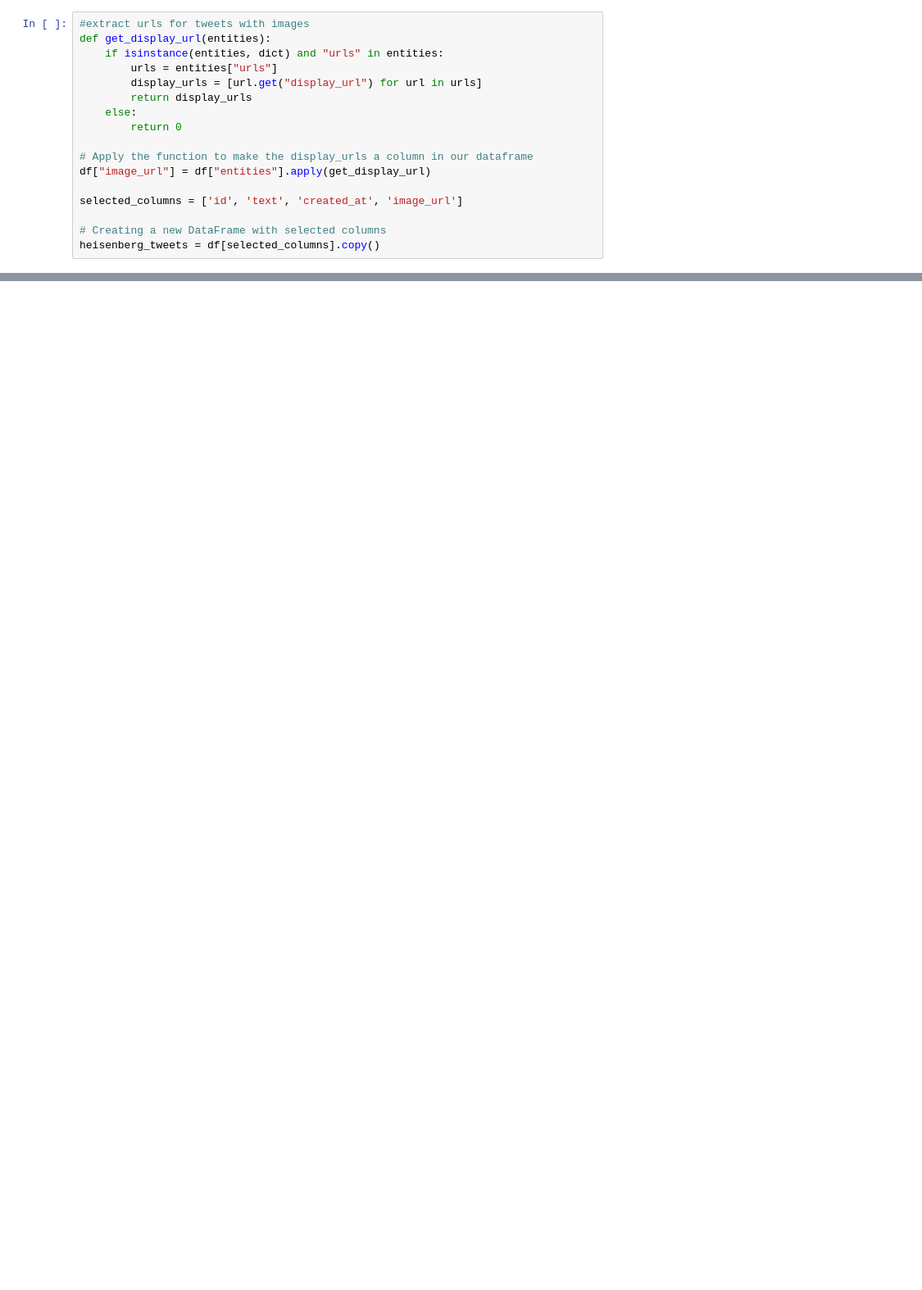
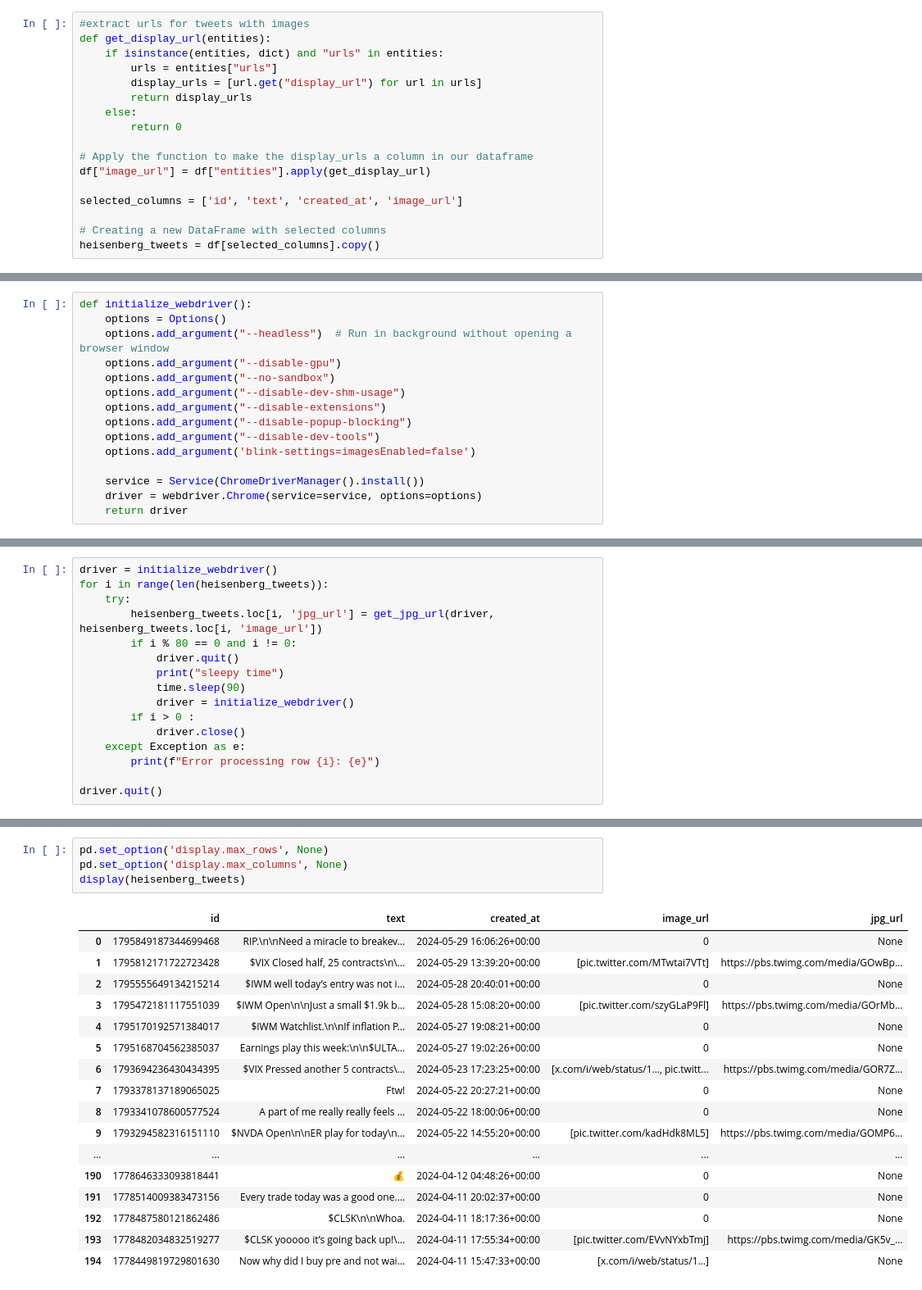
Before and after one commit to amoogat/Project_X, a Jupyter notebook: projectx-cleaned.ipynb, the cells around one changed output, grey strips where cells are left out. Shown: that part at 82% size. Saved outputs shown, nothing was run; the diff lists cells and outputs as text; blank space fills up the shorter version.

```diff
--- a/projectx-cleaned.ipynb
+++ b/projectx-cleaned.ipynb
@@ -239,0 +157,15 @@ img_src: https://pbs.twimg.com/media/GMrdM1YWgAAbNjb?format=jpg&name=small
+# %%
+def initialize_webdriver():
+    options = Options()
+    options.add_argument("--headless")  # Run in background without opening a browser window
+    options.add_argument("--disable-gpu")
+    options.add_argument("--no-sandbox")
+    options.add_argument("--disable-dev-shm-usage")
+    options.add_argument("--disable-extensions")
+    options.add_argument("--disable-popup-blocking")
+    options.add_argument("--disable-dev-tools")
+    options.add_argument('blink-settings=imagesEnabled=false')
+
+    service = Service(ChromeDriverManager().install())
+    driver = webdriver.Chrome(service=service, options=options)
+    return driver
@@ -239,0 +219,16 @@ img_src: https://pbs.twimg.com/media/GMrdM1YWgAAbNjb?format=jpg&name=small
+# %%
+driver = initialize_webdriver()
+for i in range(len(heisenberg_tweets)):
+    try:
+        heisenberg_tweets.loc[i, 'jpg_url'] = get_jpg_url(driver, heisenberg_tweets.loc[i, 'image_url'])
+        if i % 80 == 0 and i != 0:
+            driver.quit()
+            print("sleepy time")
+            time.sleep(90)
+            driver = initialize_webdriver()
+        if i > 0 :
+            driver.close()
+    except Exception as e:
+        print(f"Error processing row {i}: {e}")
+
+driver.quit()
@@ -240,3 +253,25 @@ img_src: https://pbs.twimg.com/media/GMrdM1YWgAAbNjb?format=jpg&name=small
+# %%
+pd.set_option('display.max_rows', None)
+pd.set_option('display.max_columns', None)
+display(heisenberg_tweets)
+# %% [output]
+|  | id | text | created_at | image_url | jpg_url |
+| 0 | 1795849187344699468 | RIP.\n\nNeed a miracle to breakev... | 2024-05-29 16:06:26+00:00 | 0 | None |
+| 1 | 1795812171722723428 | $VIX Closed half, 25 contracts\n\... | 2024-05-29 13:39:20+00:00 | [pic.twitter.com/MTwtai7VTt] | https://pbs.twimg.com/media/GOwBp... |
+| 2 | 1795555649134215214 | $IWM well today’s entry was not i... | 2024-05-28 20:40:01+00:00 | 0 | None |
+| 3 | 1795472181117551039 | $IWM Open\n\nJust a small $1.9k b... | 2024-05-28 15:08:20+00:00 | [pic.twitter.com/szyGLaP9Fl] | https://pbs.twimg.com/media/GOrMb... |
+| 4 | 1795170192571384017 | $IWM Watchlist.\n\nIf inflation P... | 2024-05-27 19:08:21+00:00 | 0 | None |
+| 5 | 1795168704562385037 | Earnings play this week:\n\n$ULTA... | 2024-05-27 19:02:26+00:00 | 0 | None |
+| 6 | 1793694236430434395 | $VIX Pressed another 5 contracts\... | 2024-05-23 17:23:25+00:00 | [x.com/i/web/status/1…, pic.twitt... | https://pbs.twimg.com/media/GOR7Z... |
+| 7 | 1793378137189065025 | Ftw! | 2024-05-22 20:27:21+00:00 | 0 | None |
+| 8 | 1793341078600577524 | A part of me really really feels ... | 2024-05-22 18:00:06+00:00 | 0 | None |
+| 9 | 1793294582316151110 | $NVDA Open\n\nER play for today\n... | 2024-05-22 14:55:20+00:00 | [pic.twitter.com/kadHdk8ML5] | https://pbs.twimg.com/media/GOMP6... |
+| ... | ... | ... | ... | ... | ... |
+| 190 | 1778646333093818441 | 💰 | 2024-04-12 04:48:26+00:00 | 0 | None |
+| 191 | 1778514009383473156 | Every trade today was a good one.... | 2024-04-11 20:02:37+00:00 | 0 | None |
+| 192 | 1778487580121862486 | $CLSK\n\nWhoa. | 2024-04-11 18:17:36+00:00 | 0 | None |
+| 193 | 1778482034832519277 | $CLSK yooooo it’s going back up!\... | 2024-04-11 17:55:34+00:00 | [pic.twitter.com/EVvNYxbTmj] | https://pbs.twimg.com/media/GK5v_... |
+| 194 | 1778449819729801630 | Now why did I buy pre and not wai... | 2024-04-11 15:47:33+00:00 | [x.com/i/web/status/1…] | None |
 # %%
 def contains_twitter_pic(url_list):
     if not url_list:
```
Also changed, not shown: parts of 15 cells of this notebook.
